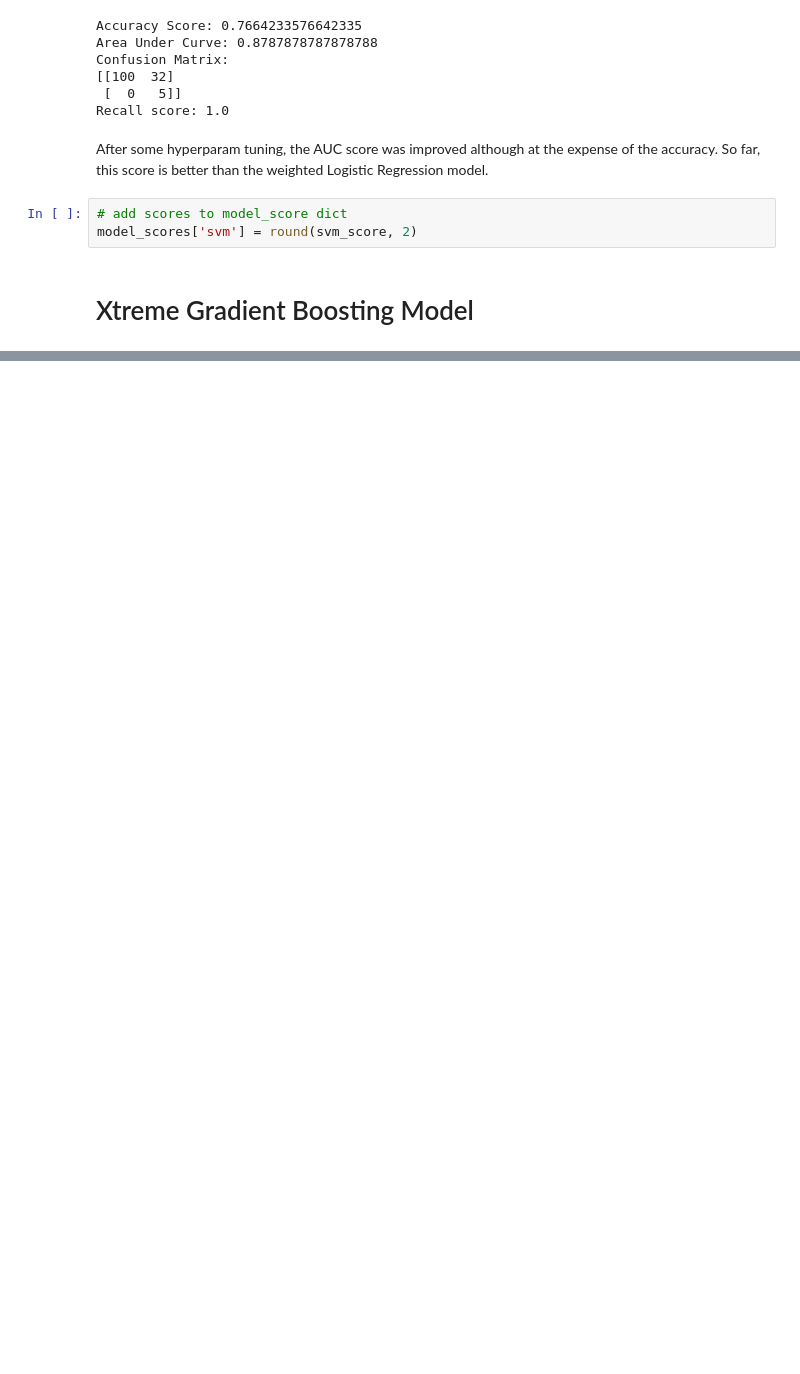
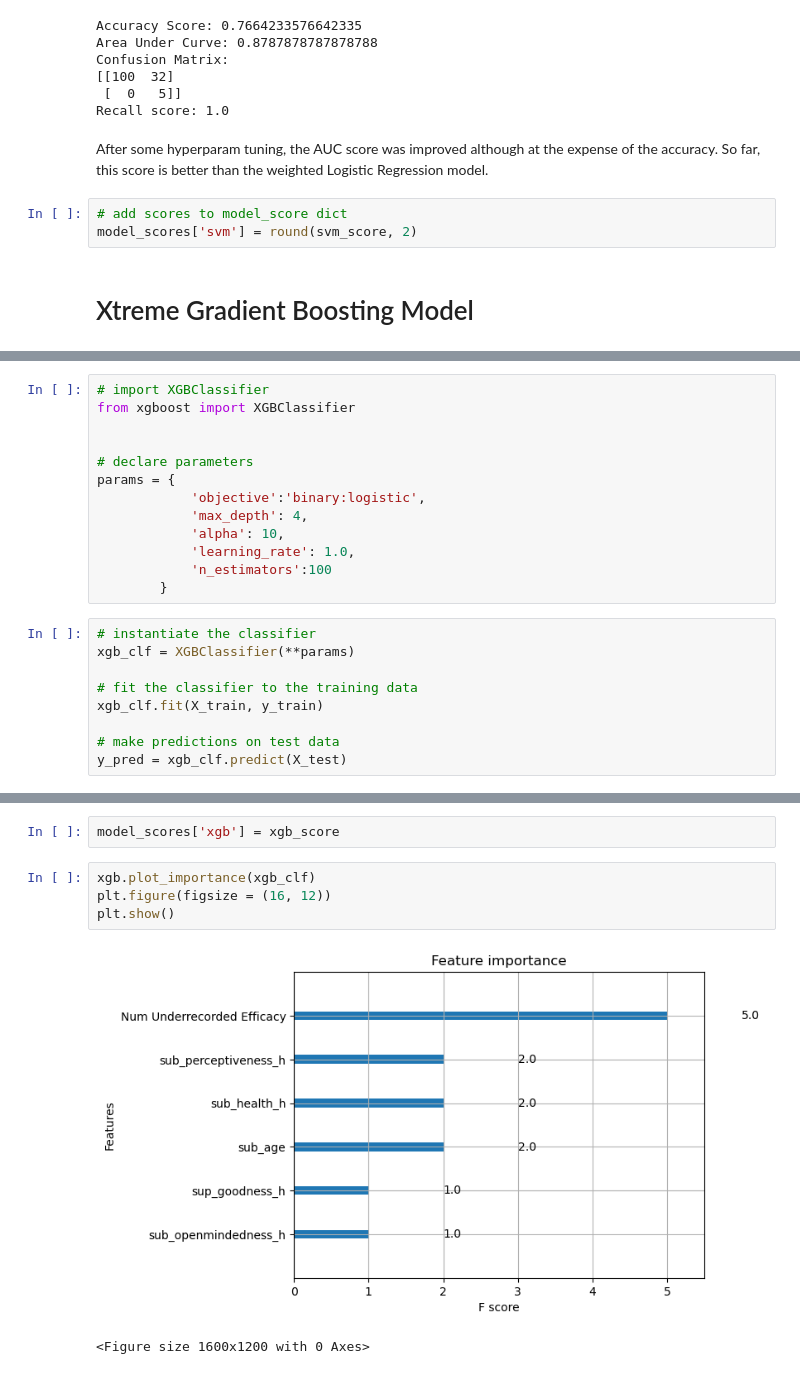
Before and after one commit to kyleanthonyr/Predicting-Employee-Attrition, a Jupyter notebook: notebooks/04-kar-modeling.ipynb, the cells around one changed output, grey strips where cells are left out. Cells and saved outputs as stored; diff of their text form; blank space fills up the shorter version.

Commit message:
feat: implemented xgboost model with some hyperparam tuning and model comparisons

```diff
--- a/notebooks/04-kar-modeling.ipynb
+++ b/notebooks/04-kar-modeling.ipynb
@@ -400,0 +381,22 @@ model_scores['svm'] = round(svm_score, 2)
+# %%
+# import XGBClassifier
+from xgboost import XGBClassifier
+
+
+# declare parameters
+params = {
+            'objective':'binary:logistic',
+            'max_depth': 4,
+            'alpha': 10,
+            'learning_rate': 1.0,
+            'n_estimators':100
+        }
+# %%
+# instantiate the classifier
+xgb_clf = XGBClassifier(**params)
+
+# fit the classifier to the training data
+xgb_clf.fit(X_train, y_train)
+
+# make predictions on test data
+y_pred = xgb_clf.predict(X_test)
@@ -400,0 +506,9 @@ model_scores['svm'] = round(svm_score, 2)
+# %%
+model_scores['xgb'] = xgb_score
+# %%
+xgb.plot_importance(xgb_clf)
+plt.figure(figsize = (16, 12))
+plt.show()
+# %% [output]
+[figure, added]
+<Figure size 1600x1200 with 0 Axes>
```
Also changed, not shown: parts of 20 cells of this notebook.
